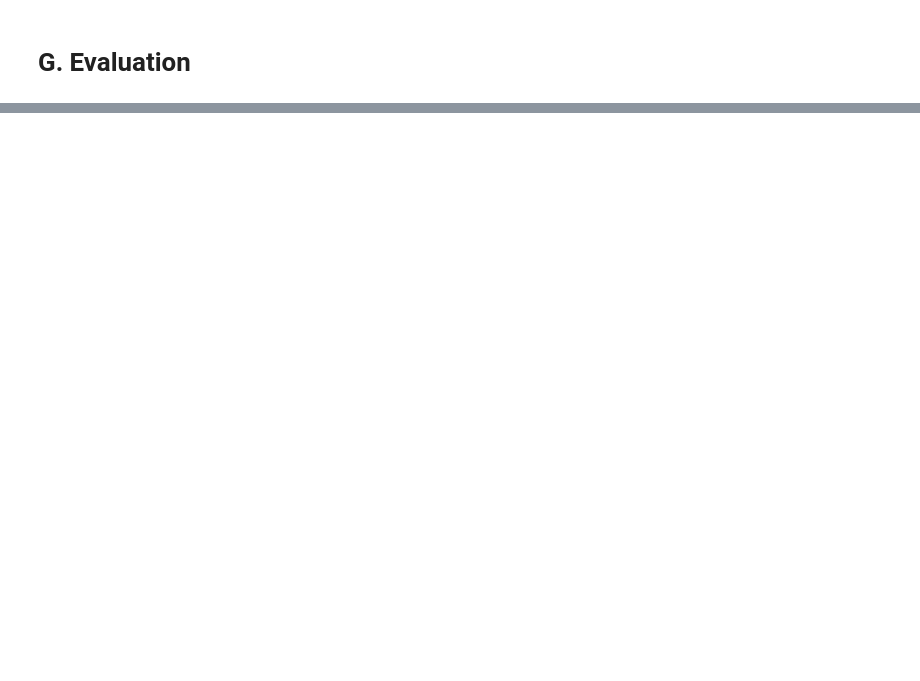
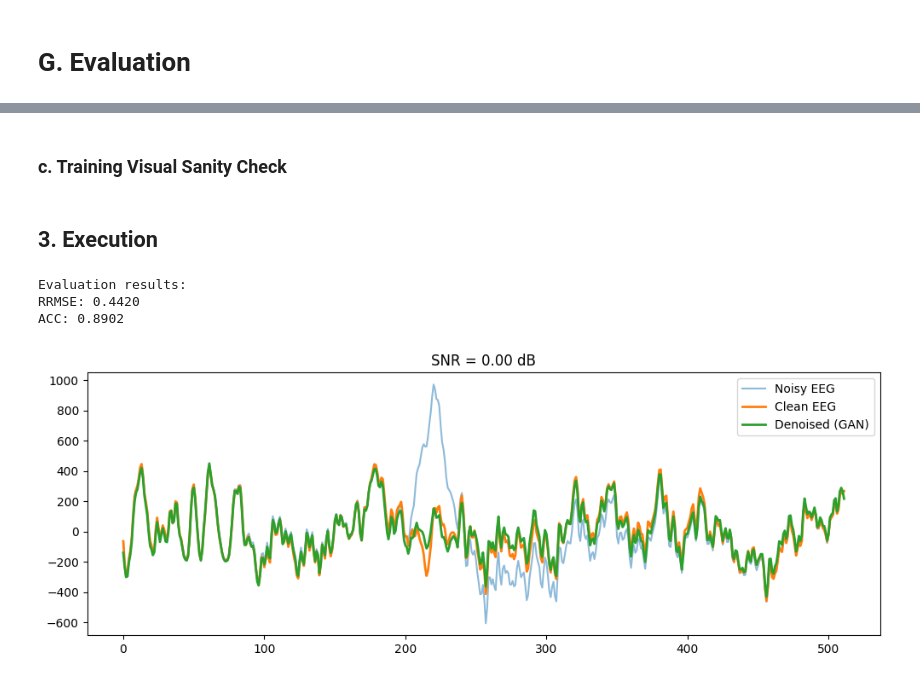
Before and after one commit to candrasengkala/WGAN-EEG-FPGA, a Jupyter notebook: src/notebooks/main_2.ipynb, the cells around one changed output, grey strips where cells are left out. Saved outputs shown, nothing was run; the diff lists cells and outputs as text; code cells hidden in the pictures; blank space fills up the shorter version.

Commit message:
feat: main_2 training and evaluation

```diff
--- a/src/notebooks/main_2.ipynb
+++ b/src/notebooks/main_2.ipynb
@@ -716,0 +1006,3 @@ class ResBlock1D(nn.Module):
+# %%
+device = torch.device("cuda" if torch.cuda.is_available() else "cpu")
+print("Using device:", device)
@@ -718,0 +1181,7 @@ class ResBlock1D(nn.Module):
+# %%
+# 1 = EEG + EOG Paper
+# 2 = EEG + EMG Paper
+# 3 = Custom EEG + EOG
+# 4 = Custom EEG + EMG
+# else Custom EEG + EOG + EMG
+DATA_MODE = 1
@@ -718,0 +1259,10 @@ class ResBlock1D(nn.Module):
+# %%
+EPOCHS = 50
+BATCH_SIZE = 16
+LR = 1e-4
+
+G = GeneratorCNNWGAN().to(device)
+D = CriticPatch1D().to(device)
+
+print("Generator parameters:", sum(p.numel() for p in G.parameters()))
+print("Critic parameters:", sum(p.numel() for p in D.parameters()))
@@ -720,0 +1348,44 @@ class ResBlock1D(nn.Module):
+# %% [markdown]
+### c. Training Visual Sanity Check
+# %%
+@torch.no_grad()
+def plot_example(G, sample, device):
+    y = torch.tensor(sample["noisy_norm"], dtype=torch.float32).unsqueeze(0).unsqueeze(0).to(device)
+    x = torch.tensor(sample["clean_norm"], dtype=torch.float32).unsqueeze(0).unsqueeze(0).to(device)
+
+    x_hat = G(y)
+
+    # rescale back to original amplitude
+    sigma = sample["sigma_y"]
+    y_plot = y.cpu().numpy().squeeze() * sigma
+    x_plot = x.cpu().numpy().squeeze() * sigma
+    x_hat_plot = x_hat.cpu().numpy().squeeze() * sigma
+
+    plt.figure(figsize=(12,4))
+    plt.plot(y_plot, label="Noisy EEG", alpha=0.5)
+    plt.plot(x_plot, label="Clean EEG", linewidth=2)
+    plt.plot(x_hat_plot, label="Denoised (GAN)", linewidth=2)
+    plt.legend()
+    plt.title(f"SNR = {sample['snr_db']:.2f} dB")
+    plt.show()
+# %% [markdown]
+## 3. Execution
+# %%
+metrics = evaluate_cnn_wgan(
+    G,
+    test_samples_norm,
+    EEG,
+    device
+)
+
+print("Evaluation results:")
+for k, v in metrics.items():
+    print(f"{k}: {v:.4f}")
+# %% [output]
+Evaluation results:
+RRMSE: 0.4420
+ACC: 0.8902
+# %%
+plot_example(G, test_samples_norm[0], device)
+# %% [output]
+[figure, added]
```
Also changed, not shown: parts of 29 cells of this notebook.
